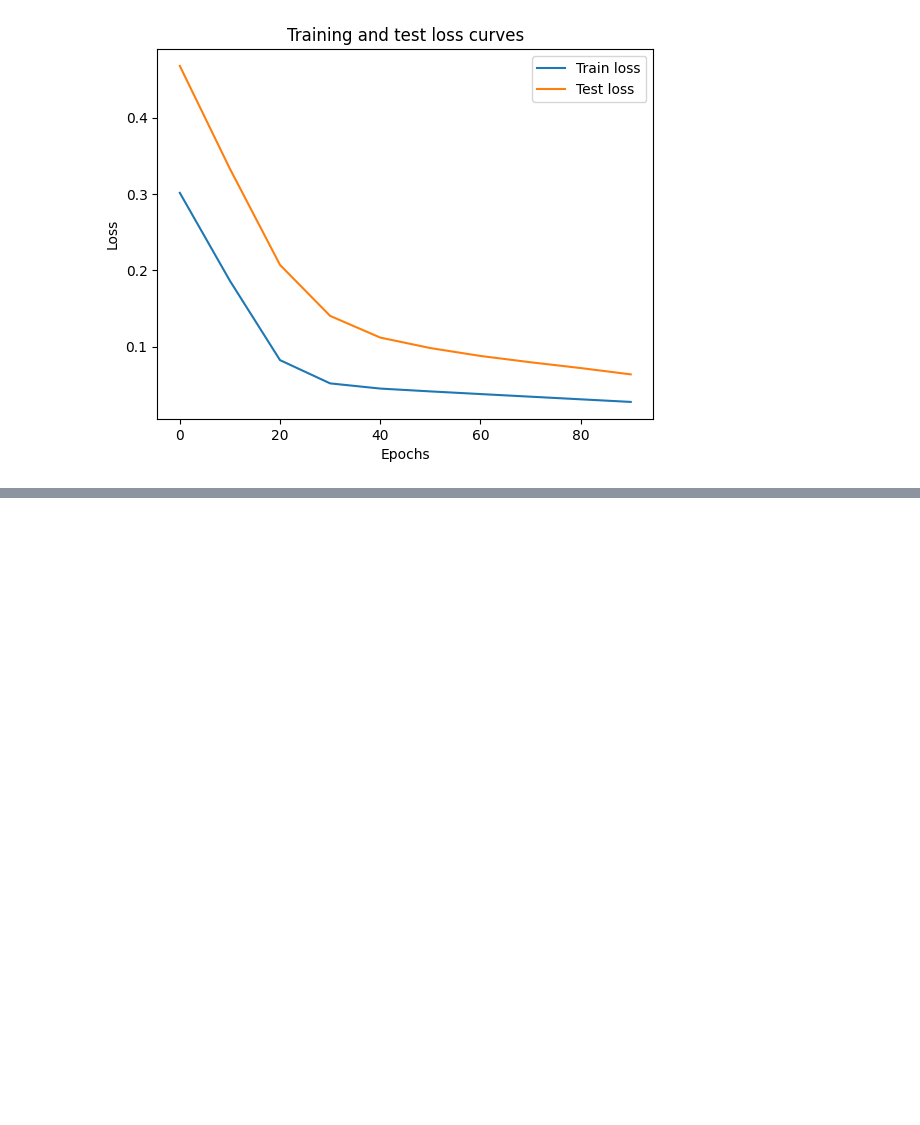
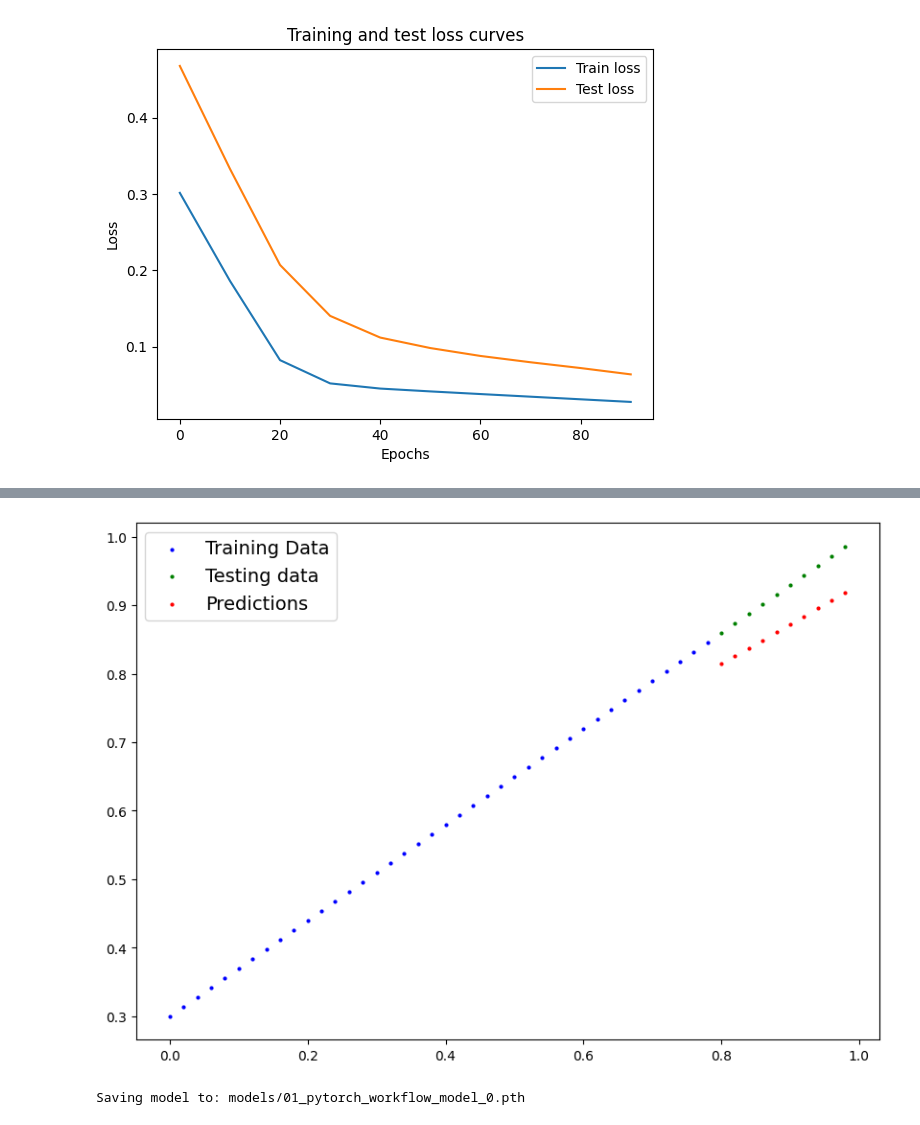
Before and after one commit to hkt456/pytorch, a Jupyter notebook: pytorch-workflow.ipynb, the cells around one changed output, grey strips where cells are left out. Drawn from its saved outputs; the diff is of its cells as text; code cells hidden in the pictures; blank space fills up the shorter version.

Commit message:
saving a model's state_dict()

```diff
--- a/pytorch-workflow.ipynb
+++ b/pytorch-workflow.ipynb
@@ -210,0 +224,5 @@ plt.legend();
+# %%
+model_0.eval()
+with torch.inference_mode():
+    y_preds = model_0(X_test)
+y_preds
@@ -210,0 +240,16 @@ plt.legend();
+# %%
+plot_predictions(predictions=y_preds)
+# %% [output]
+[figure, added]
+# %%
+MODEL_PATH = Path("models")
+MODEL_PATH.mkdir(parents=True, exist_ok=True)
+
+MODEL_NAME = "01_pytorch_workflow_model_0.pth"
+MODEL_SAVE_PATH = MODEL_PATH / MODEL_NAME
+
+print(f"Saving model to: {MODEL_SAVE_PATH}")
+torch.save(obj=model_0.state_dict(), # only saving the state_dict() only saves the models learned parameters
+           f=MODEL_SAVE_PATH)
+# %% [output]
+Saving model to: models/01_pytorch_workflow_model_0.pth
```
Also changed, not shown: parts of 4 cells of this notebook, 1 other file.
